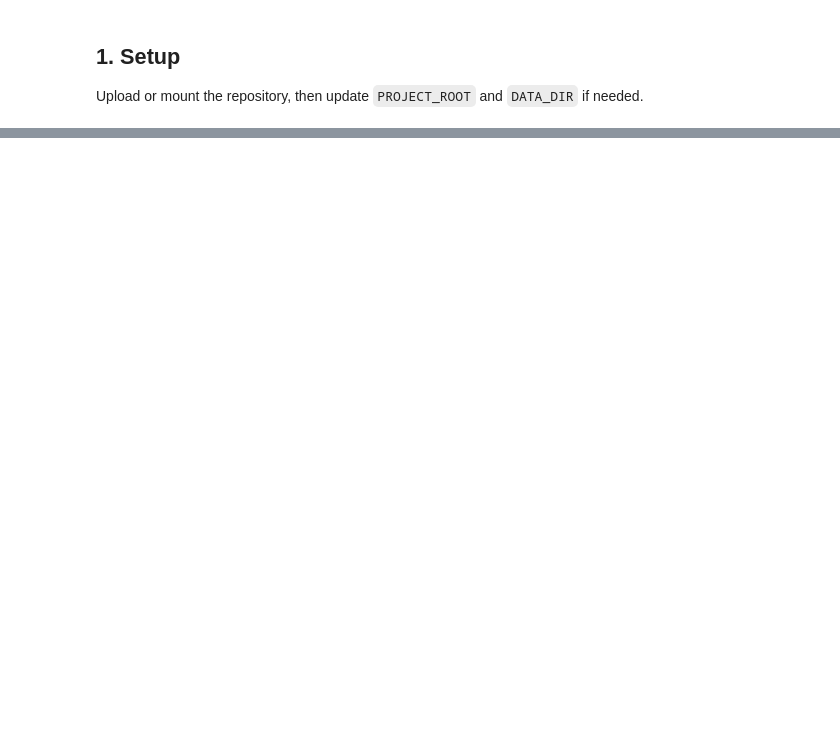
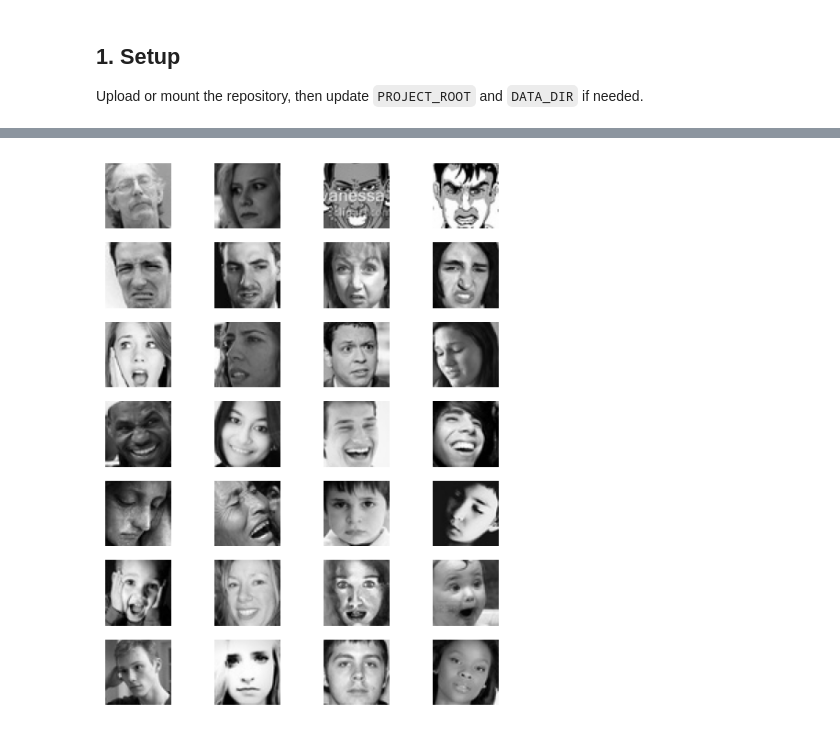
Before and after one commit to zsykk/DL-final-project, a Jupyter notebook: notebooks/01_data_exploration.ipynb, the cells around one changed output, grey strips where cells are left out. Saved outputs shown, nothing was run; the diff lists cells and outputs as text; code cells hidden in the pictures; blank space fills up the shorter version.

```diff
--- a/notebooks/01_data_exploration.ipynb
+++ b/notebooks/01_data_exploration.ipynb
@@ -62,0 +156,17 @@ plt.tight_layout()
+# %%
+image_rows = []
+for split in ['train', 'test']:
+    for emotion in EMOTION_LABELS.values():
+        for image_path in (DATA_DIR / split / emotion).glob('*'):
+            with Image.open(image_path) as image:
+                image_rows.append({
+                    'split': split,
+                    'emotion_name': emotion,
+                    'width': image.width,
+                    'height': image.height,
+                    'mode': image.mode,
+                })
+
+image_meta = pd.DataFrame(image_rows)
+image_format_table = image_meta.groupby(['split', 'width', 'height', 'mode']).size().reset_index(name='count')
+image_format_table
@@ -62,0 +181,17 @@ plt.tight_layout()
+# %%
+rng = np.random.default_rng(42)
+fig, axes = plt.subplots(7, 4, figsize=(5.2, 6.2))
+for label, emotion in EMOTION_LABELS.items():
+    class_dir = DATA_DIR / 'train' / emotion
+    all_paths = sorted(class_dir.glob('*'))
+    sample_count = min(4, len(all_paths))
+    sample_indices = rng.choice(len(all_paths), size=sample_count, replace=False)
+    samples = [all_paths[index] for index in sample_indices]
+    for ax in axes[label]:
+        ax.axis('off')
+    for ax, image_path in zip(axes[label], samples):
+        ax.imshow(Image.open(image_path), cmap='gray')
+    axes[label][0].set_ylabel(emotion, fontsize=9)
+plt.tight_layout()
+# %% [output]
+[figure, added]
```
Also changed, not shown: parts of 29 cells of this notebook, 4 other files.
